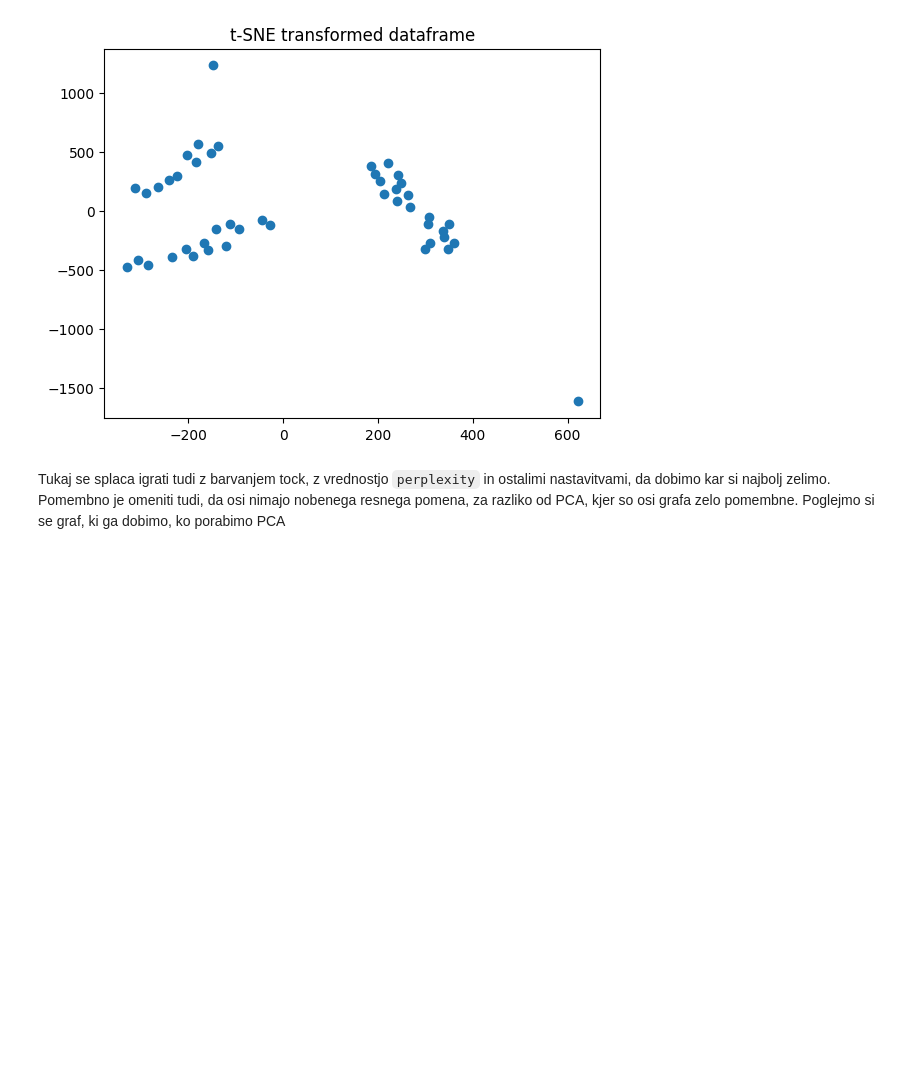
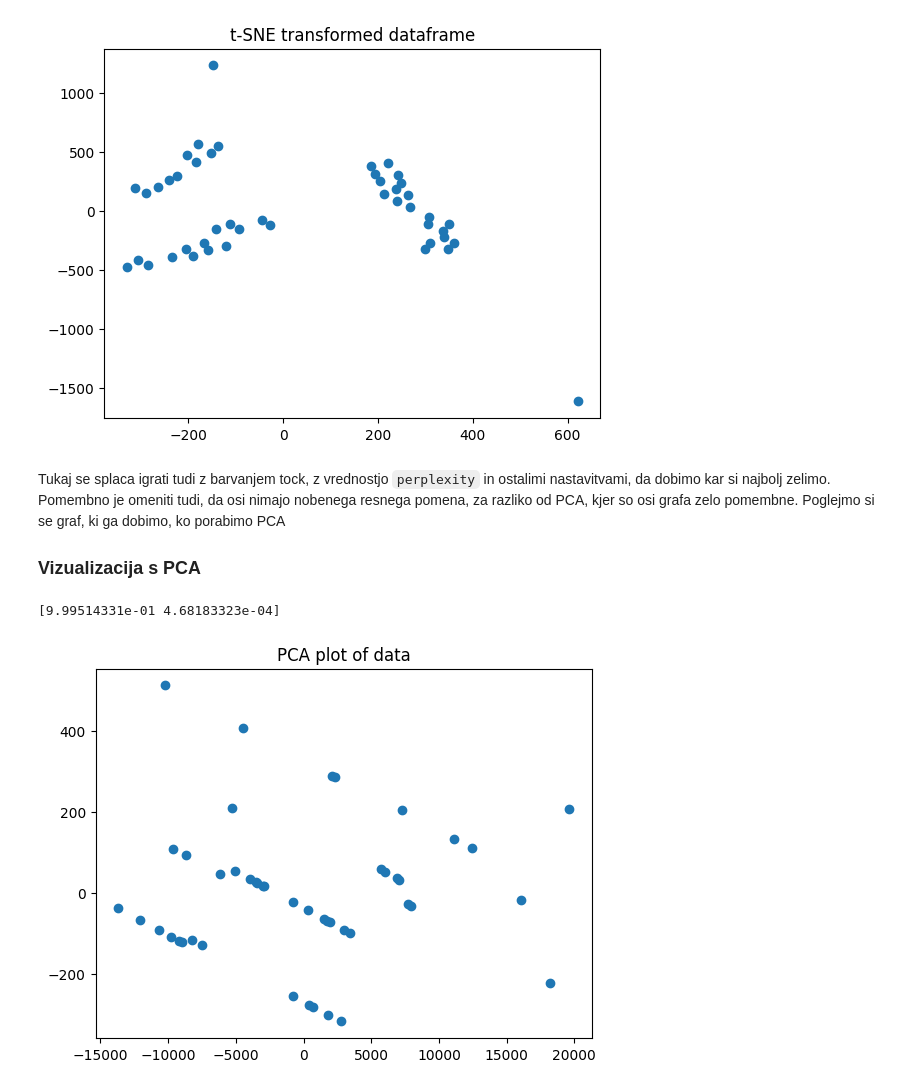
Before and after one commit to urbancluka/UVP-Projektna-naloga, a Jupyter notebook: analiza.ipynb, the cells around one changed output. Drawn from its saved outputs; the diff is of its cells as text; code cells hidden in the pictures; blank space fills up the shorter version.

Commit message:
add PCA plot and conclusion

```diff
--- a/analiza.ipynb
+++ b/analiza.ipynb
@@ -476,3 +476,17 @@ Text(0.5, 1.0, 't-SNE transformed dataframe')
 [figure]
 # %% [markdown]
 Tukaj se splaca igrati tudi z barvanjem tock, z vrednostjo `perplexity` in ostalimi nastavitvami, da dobimo kar si najbolj zelimo. Pomembno je omeniti tudi, da osi nimajo nobenega resnega pomena, za razliko od PCA, kjer so osi grafa zelo pomembne. Poglejmo si se graf, ki ga dobimo, ko porabimo PCA
+
+### Vizualizacija s PCA
+# %%
+pca = PCA(n_components=2)
+pca_df = pca.fit_transform(X)
+pca_df = pd.DataFrame(pca_df, columns=["PC1", "PC2"])
+
+plt.scatter(pca_df["PC1"], pca_df["PC2"])
+plt.title("PCA plot of data")
+
+print(pca.explained_variance_ratio_)
+# %% [output]
+[9.99514331e-01 4.68183323e-04]
+[figure, added]
```
Also changed, not shown: parts of 4 cells of this notebook.
